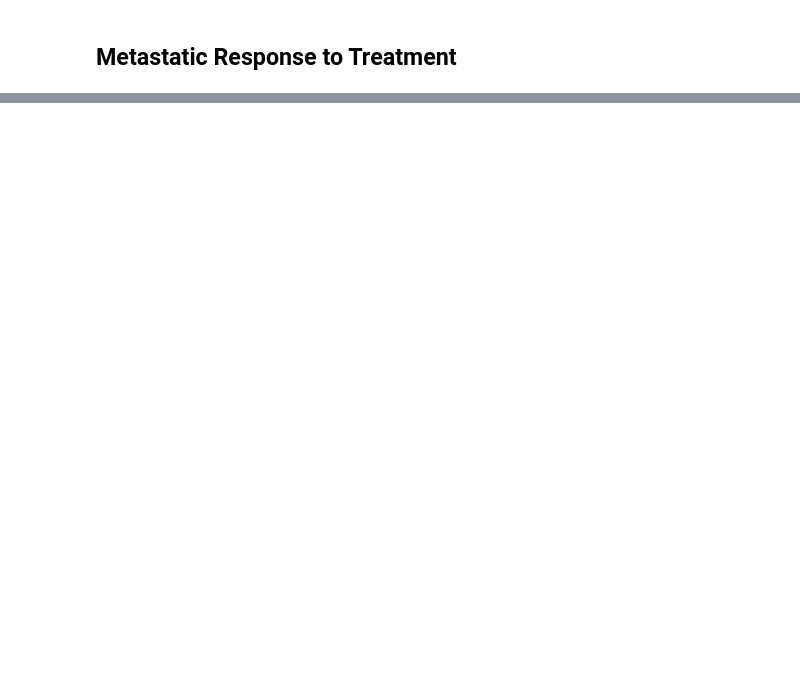
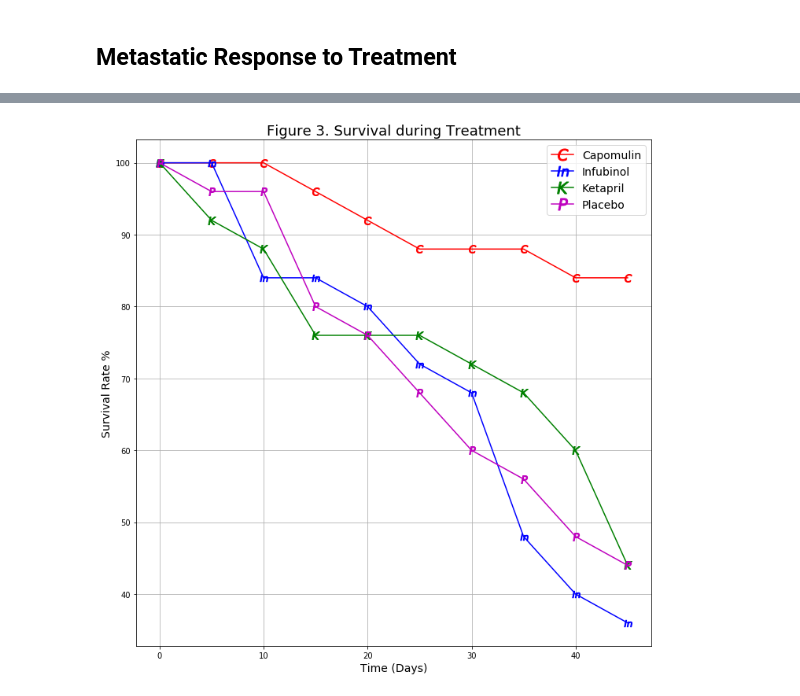
Before and after one commit to Midlo-Marie/Pypharma, a Jupyter notebook: pymaceuticals_Midlomarie.ipynb, the cells around one changed output, grey strips where cells are left out. Cells and saved outputs as stored; diff of their text form; code cells hidden in the pictures; blank space fills up the shorter version.

```diff
--- a/pymaceuticals_Midlomarie.ipynb
+++ b/pymaceuticals_Midlomarie.ipynb
@@ -243,0 +310,5 @@ fig.show()
+# %%
+# Need to pivot the drug names to be the column headers (markers), Timepoint is x array, Volume is y array.
+
+msite_pivot_err = metastisis_by_drug_err.pivot(index="Timepoint", columns="Drug", values="Metastatic Sites")
+msite_pivot_err.head()
@@ -243,0 +378,8 @@ fig.show()
+# %%
+# Store the Count of Mice Grouped by Drug and Timepoint
+
+# Convert to DataFrame and print top rows
+
+mouse_by_drug = pd.DataFrame(groupsites_drugtime["Mouse ID"].count().reset_index())
+
+mouse_by_drug.head(11)
@@ -243,0 +401,5 @@ fig.show()
+# %%
+mouse_pivot = mouse_by_drug.pivot(index="Timepoint", columns="Drug", values="Mouse ID")
+
+# Preview the Data Frame
+mouse_pivot
@@ -243,0 +419,43 @@ fig.show()
+# %%
+# Want to track the decreasing percentages of live mice as the experiment continues
+# Need to know how many mice started at time = 0 in each column, use .loc method at index 0
+
+# Initialize the plotting parameters for the graph
+
+plt.figure(figsize=(10,10))
+plt.title('Figure 3. Survival during Treatment', fontsize=18)
+plt.xlabel('Time (Days)', fontsize=14)
+plt.ylabel('Survival Rate %', fontsize=14)
+plt.grid()
+
+# # Make our own markers using first letter of each drug
+# # enclosed in dollar signs to indicate a string
+
+markers = ["$C$", "$In$", "$K$", "$P$"]
+mkr = 0
+
+colors = ['r','b','g','m']
+
+# Compute the xvalues and yvalues as (timeindex, column values by column name)
+
+x_values = mouse_pivot.index
+
+#print(xval)
+
+colnames = mouse_pivot.columns
+
+for drug in colnames:
+    y_values = (mouse_pivot[drug] / mouse_pivot.loc[0,drug]) * 100
+    plt.plot(x_values, y_values, marker=markers[mkr], markersize= 10, color=colors[mkr])
+    mkr = mkr + 1
+
+leg = plt.legend(colnames, markerscale=1.5, fontsize=14)
+
+
+# Save the Figure
+plt.tight_layout()
+plt.savefig("./Mouse_survival2.pdf")
+
+plt.show()
+# %% [output]
+[figure, added]
```
Also changed, not shown: parts of 56 cells of this notebook, 1 other file.
